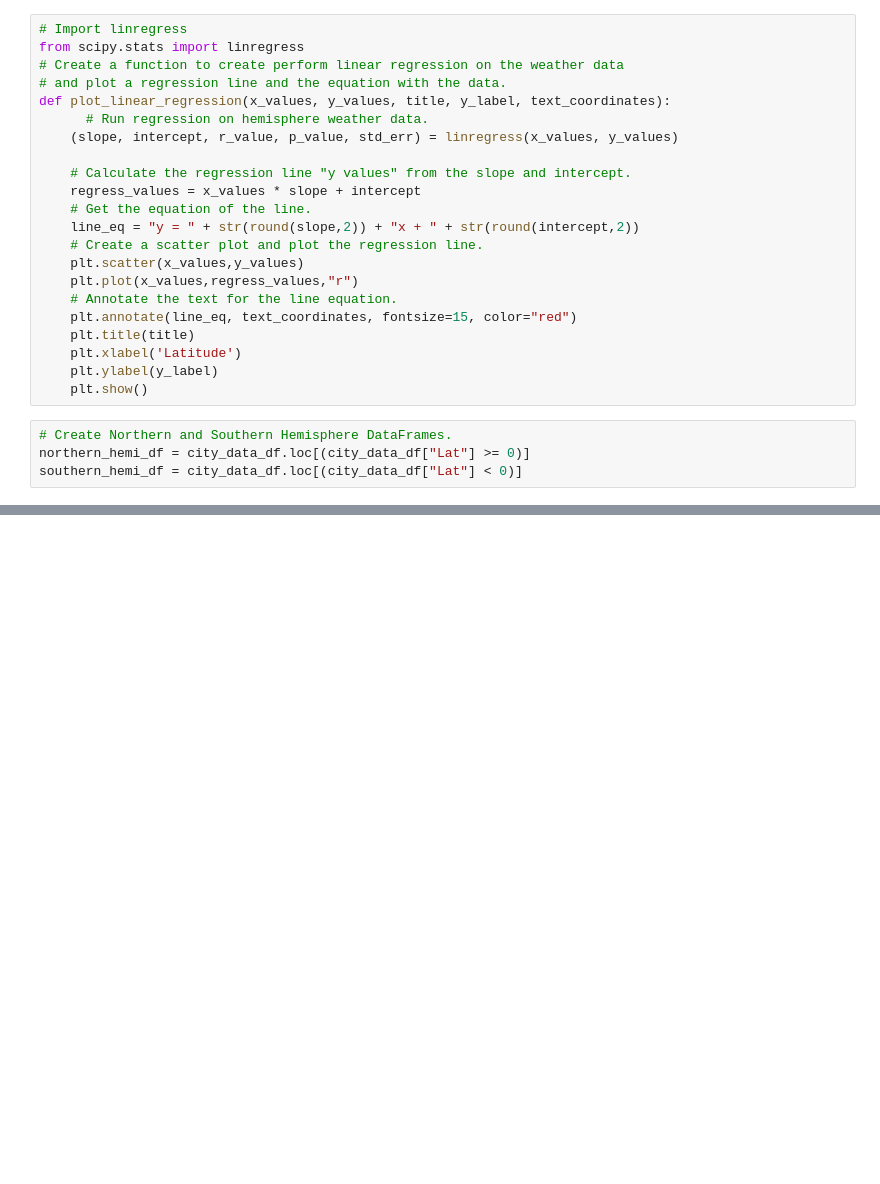
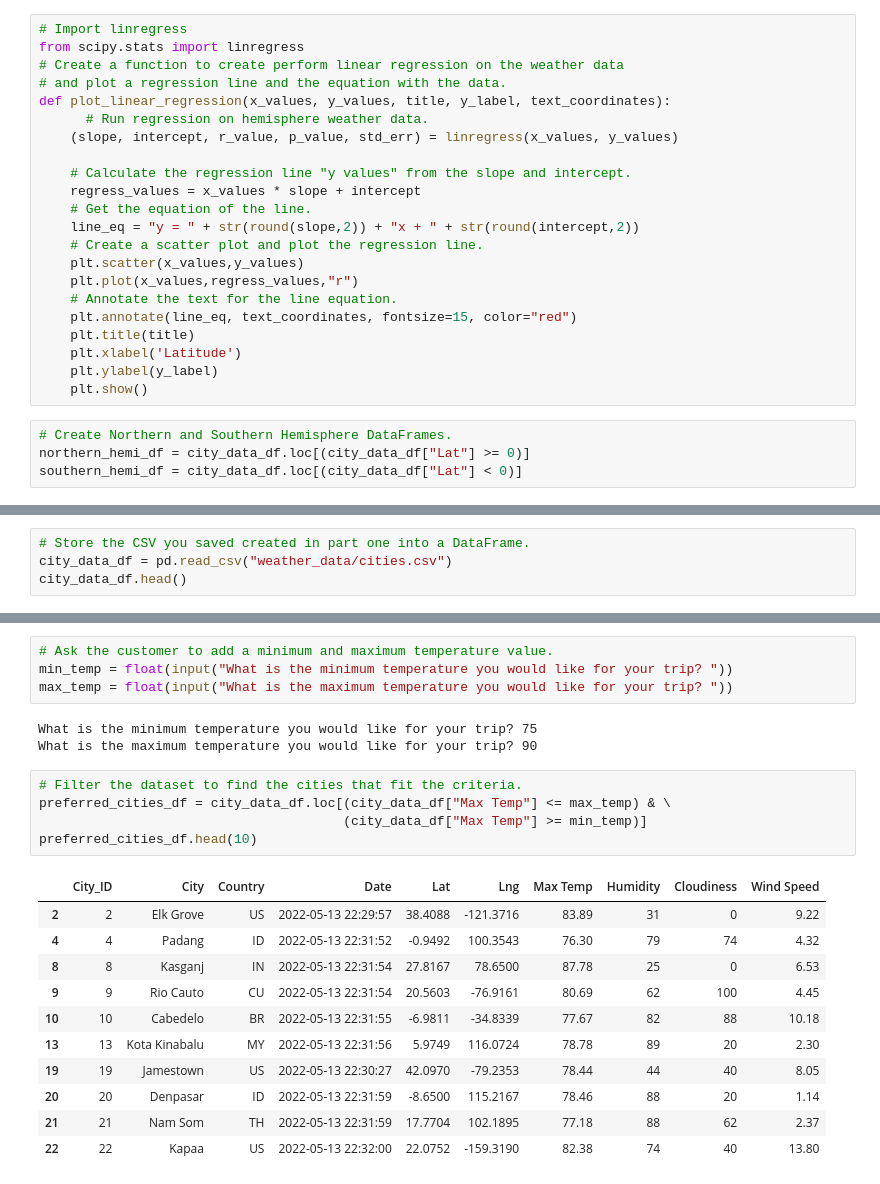
Before and after one commit to AbeSchnake/World_Weather_Analysis, a Jupyter notebook: WeatherPy.ipynb, the cells around one changed output, grey strips where cells are left out. Saved outputs shown, nothing was run; the diff lists cells and outputs as text; blank space fills up the shorter version.

```diff
--- a/WeatherPy.ipynb
+++ b/WeatherPy.ipynb
@@ -368,0 +373,4 @@ plot_linear_regression(x_values, y_values,
+# %%
+# Store the CSV you saved created in part one into a DataFrame.
+city_data_df = pd.read_csv("weather_data/cities.csv")
+city_data_df.head()
@@ -368,0 +448,24 @@ plot_linear_regression(x_values, y_values,
+# %%
+# Ask the customer to add a minimum and maximum temperature value.
+min_temp = float(input("What is the minimum temperature you would like for your trip? "))
+max_temp = float(input("What is the maximum temperature you would like for your trip? "))
+# %% [output]
+What is the minimum temperature you would like for your trip? 75
+What is the maximum temperature you would like for your trip? 90
+# %%
+# Filter the dataset to find the cities that fit the criteria.
+preferred_cities_df = city_data_df.loc[(city_data_df["Max Temp"] <= max_temp) & \
+                                       (city_data_df["Max Temp"] >= min_temp)]
+preferred_cities_df.head(10)
+# %% [output]
+|  | City_ID | City | Country | Date | Lat | Lng | Max Temp | Humidity | Cloudiness | Wind Speed |
+| 2 | 2 | Elk Grove | US | 2022-05-13 22:29:57 | 38.4088 | -121.3716 | 83.89 | 31 | 0 | 9.22 |
+| 4 | 4 | Padang | ID | 2022-05-13 22:31:52 | -0.9492 | 100.3543 | 76.30 | 79 | 74 | 4.32 |
+| 8 | 8 | Kasganj | IN | 2022-05-13 22:31:54 | 27.8167 | 78.6500 | 87.78 | 25 | 0 | 6.53 |
+| 9 | 9 | Rio Cauto | CU | 2022-05-13 22:31:54 | 20.5603 | -76.9161 | 80.69 | 62 | 100 | 4.45 |
+| 10 | 10 | Cabedelo | BR | 2022-05-13 22:31:55 | -6.9811 | -34.8339 | 77.67 | 82 | 88 | 10.18 |
+| 13 | 13 | Kota Kinabalu | MY | 2022-05-13 22:31:56 | 5.9749 | 116.0724 | 78.78 | 89 | 20 | 2.30 |
+| 19 | 19 | Jamestown | US | 2022-05-13 22:30:27 | 42.0970 | -79.2353 | 78.44 | 44 | 40 | 8.05 |
+| 20 | 20 | Denpasar | ID | 2022-05-13 22:31:59 | -8.6500 | 115.2167 | 78.46 | 88 | 20 | 1.14 |
+| 21 | 21 | Nam Som | TH | 2022-05-13 22:31:59 | 17.7704 | 102.1895 | 77.18 | 88 | 62 | 2.37 |
+| 22 | 22 | Kapaa | US | 2022-05-13 22:32:00 | 22.0752 | -159.3190 | 82.38 | 74 | 40 | 13.80 |
```
Also changed, not shown: parts of 29 cells of this notebook, 7 other files.
